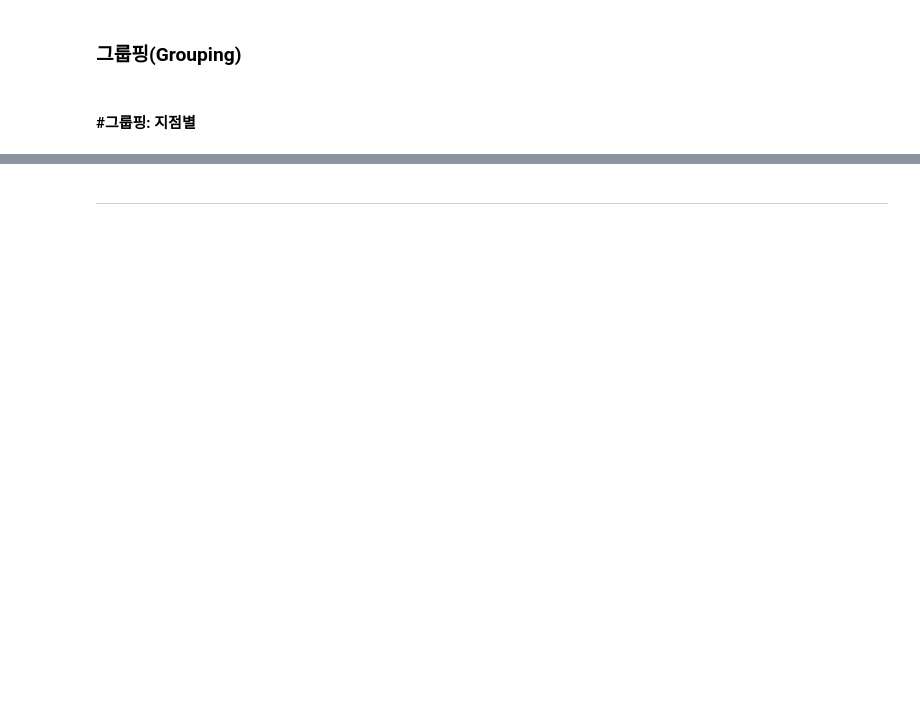
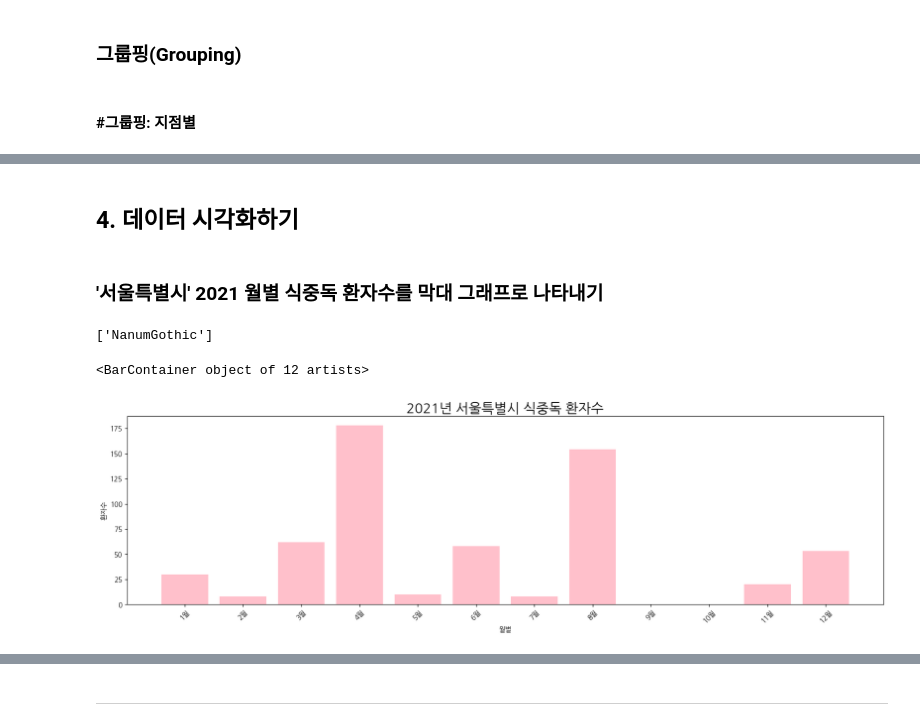
Before and after one commit to tyra0509/jejumaster, a Jupyter notebook: 과제1_이명순.ipynb, the cells around one changed output, grey strips where cells are left out. Saved outputs shown, nothing was run; the diff lists cells and outputs as text; code cells hidden in the pictures; blank space fills up the shorter version.

```diff
--- a/과제1_이명순.ipynb
+++ b/과제1_이명순.ipynb
@@ -653,29 +314,0 @@ plt.show()
-# %%
-# 2.'제주'지점의 평균상대습도 & 일최다강수량 센터수
-data = df.groupby(['지점명','년도'])['평균상대습도'].agg(**{'평균상대습도':'mean'}).reset_index()
-data = data.query(" 지점명 == '제주' ")
-X  = data['년도']
-Y1 = data['평균상대습도']
-
-data = df.groupby(['지점명','년도'])['월합강수량'].agg(**{'월합강수량':'mean'}).reset_index()
-data = data.query(" 지점명 == '제주' ")
-Y2 = data['월합강수량']
-# print(Y2)
-
-
-# 3. 그래프로 시각화하기
-plt.rcParams['figure.figsize'] = (10, 5)   # 그래프 크기
-
-fig, ax1 = plt.subplots()
-plt.suptitle('평균상대습도 & 월합강수량',fontsize=15)
-ax1.plot(X, Y1, color='green')     # 평균상대습도 (왼쪽)
-ax1.set_ylabel('평균상대습도', color = 'green', rotation = 90)
-ax2 = ax1.twinx()
-ax2.plot(X, Y2, color='deeppink')  # 월합강수량 (오른쪽)
-ax2.set_ylabel('월합강수량', color = 'deeppink', rotation = 270)
-
-fig.autofmt_xdate(rotation=45)  #X축 레이블 기울이기
-
-plt.savefig('./graph.png')
-
-plt.show()
@@ -681,0 +320,24 @@ plt.show()
+# %% [markdown]
+## 4. 데이터 시각화하기
+# %% [markdown]
+###  '서울특별시' 2021 월별 식중독 환자수를  막대 그래프로 나타내기
+# %%
+import matplotlib.pyplot as plt
+import pandas as pd
+
+x = df_seoul['월별']
+y = df_seoul['서울특별시']
+plt.xticks(rotation=45)
+# 코랩 폰트 지정
+font_path = '/usr/share/fonts/truetype/nanum/NanumBarunGothic.ttf'
+plt.rc('font', family='NanumGothic') # For Windows
+print(plt.rcParams['font.family'])
+plt.title('2021년 서울특별시 식중독 환자수', fontsize=20)
+plt.xlabel('월별')
+plt.ylabel('환자수')
+
+plt.bar(x, y, color='pink')
+# %% [output]
+['NanumGothic']
+<BarContainer object of 12 artists>
+[figure, added]
```
Also changed, not shown: parts of 104 cells of this notebook.
